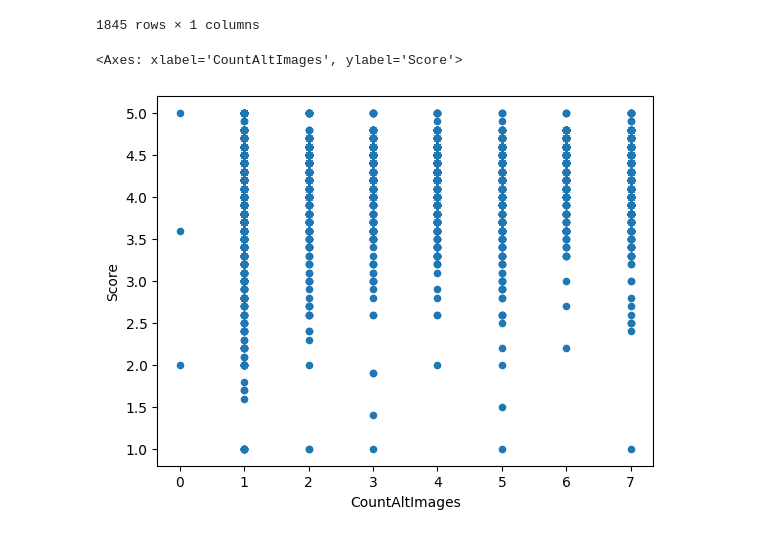
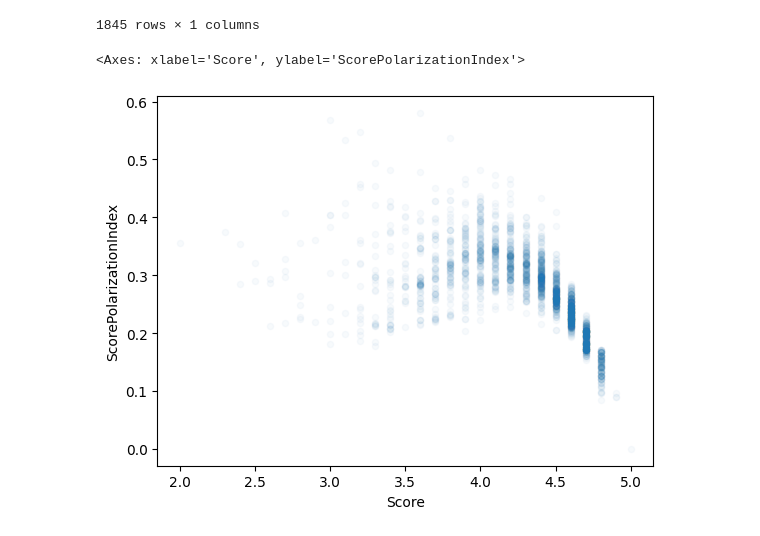
Before and after one commit to Vector239/ISOM5160-project-AI-Driven-Personalized-Product-Improvement-Recommendation-System-for-Amazon-Sellers, a Jupyter notebook: ISOM5160-GROUP7.ipynb, the cells around one changed output. Saved outputs shown, nothing was run; the diff lists cells and outputs as text; code cells hidden in the pictures.

Commit message:
ADD: Finish product info data aggregation

```diff
--- a/ISOM5160-GROUP7.ipynb
+++ b/ISOM5160-GROUP7.ipynb
@@ -105,8 +143,9 @@ import numpy as np
-# %%
-df_amazon_product_info['CountAltImages'] = df_amazon_product_info.alt_images.apply(lambda x: len(x))
-df_amazon_product_info['Score'] = df_amazon_product_info.rating.apply(lambda x: float(x['score'].split(' ')[0]) if x is not None else np.nan)
+# %%
+df_amazon_product_info = df_amazon_product_info[
+    df_amazon_product_info.category.apply(lambda x: sum(['food' in e.lower() for e in x])) > 0]
 # %%
-df_amazon_product_info.plot.scatter(x='CountAltImages', y='Score')
+df_amazon_product_info[df_amazon_product_info.NumRatings > 20].plot.scatter(x='Score', y='ScorePolarizationIndex',
+                                                                            alpha=0.03)
 # %% [output]
-<Axes: xlabel='CountAltImages', ylabel='Score'>
+<Axes: xlabel='Score', ylabel='ScorePolarizationIndex'>
-[figure, old version]
+[figure, new version]
```
Also changed, not shown: parts of 15 cells of this notebook, 2 other files.
